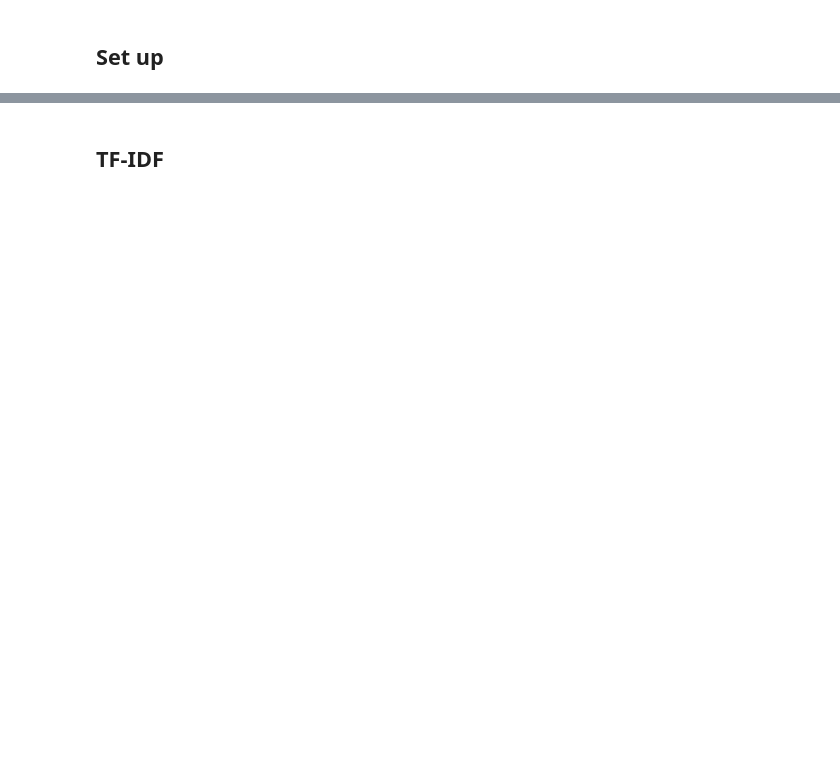
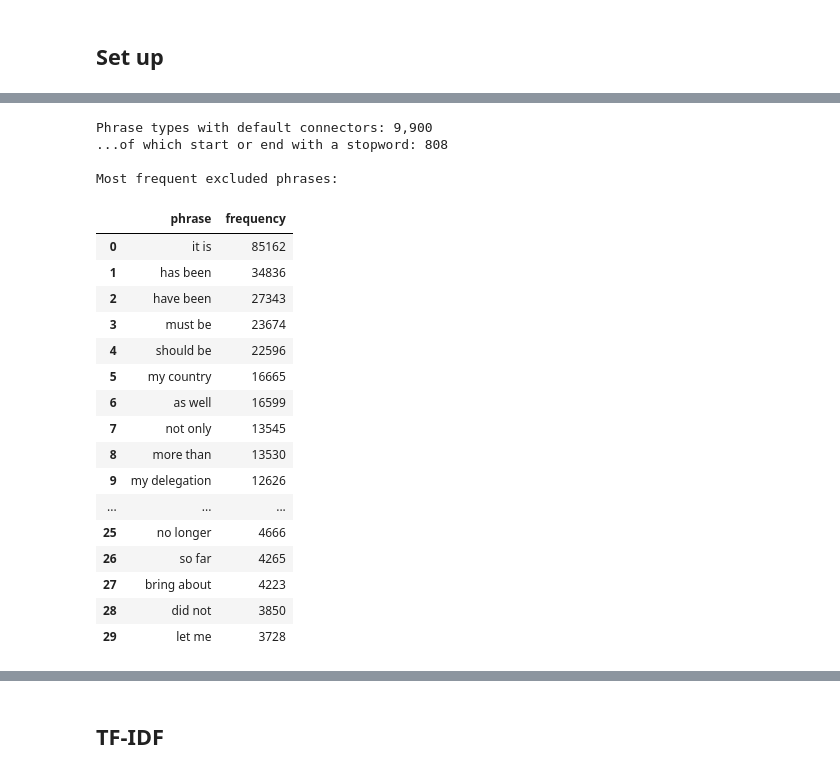
Before and after one commit to JCreighton19/International-Political-Discourse-Mining, a Jupyter notebook: notebooks/03_feature_engineering.ipynb, the cells around one changed output, grey strips where cells are left out. Saved outputs shown, nothing was run; the diff lists cells and outputs as text; code cells hidden in the pictures; blank space fills up the shorter version.

```diff
--- a/notebooks/03_feature_engineering.ipynb
+++ b/notebooks/03_feature_engineering.ipynb
@@ -173,0 +165,53 @@ print("Bigram model trained.")
+# %%
+# For comparison: phrases learned when only gensim's default connector words are used
+unconstrained_phraser = Phrases(
+    sentences,
+    min_count=5,
+    threshold=0.5,
+    scoring="npmi",
+    connector_words=ENGLISH_CONNECTOR_WORDS,
+    delimiter="__"
+).freeze()
+
+unconstrained_counts = Counter()
+for sentence in sentences:
+    for token in unconstrained_phraser[sentence]:
+        if "__" in token:
+            unconstrained_counts[token] += 1
+
+excluded = pd.DataFrame(
+    [
+        {"phrase": phrase.replace("__", " "), "frequency": count}
+        for phrase, count in unconstrained_counts.most_common()
+        if not tp.is_valid_phrase(phrase)
+    ][:30]
+)
+
+print(f"Phrase types with default connectors: {len(unconstrained_counts):,}")
+print(f"...of which start or end with a stopword: {sum(not tp.is_valid_phrase(p) for p in unconstrained_counts):,}")
+print("\nMost frequent excluded phrases:")
+display(excluded)
+
+del unconstrained_phraser, unconstrained_counts
+# %% [output]
+Phrase types with default connectors: 9,900
+...of which start or end with a stopword: 808
+
+Most frequent excluded phrases:
+|  | phrase | frequency |
+| 0 | it is | 85162 |
+| 1 | has been | 34836 |
+| 2 | have been | 27343 |
+| 3 | must be | 23674 |
+| 4 | should be | 22596 |
+| 5 | my country | 16665 |
+| 6 | as well | 16599 |
+| 7 | not only | 13545 |
+| 8 | more than | 13530 |
+| 9 | my delegation | 12626 |
+| ... | ... | ... |
+| 25 | no longer | 4666 |
+| 26 | so far | 4265 |
+| 27 | bring about | 4223 |
+| 28 | did not | 3850 |
+| 29 | let me | 3728 |
```
Also changed, not shown: parts of 28 cells of this notebook, 4 other files.
